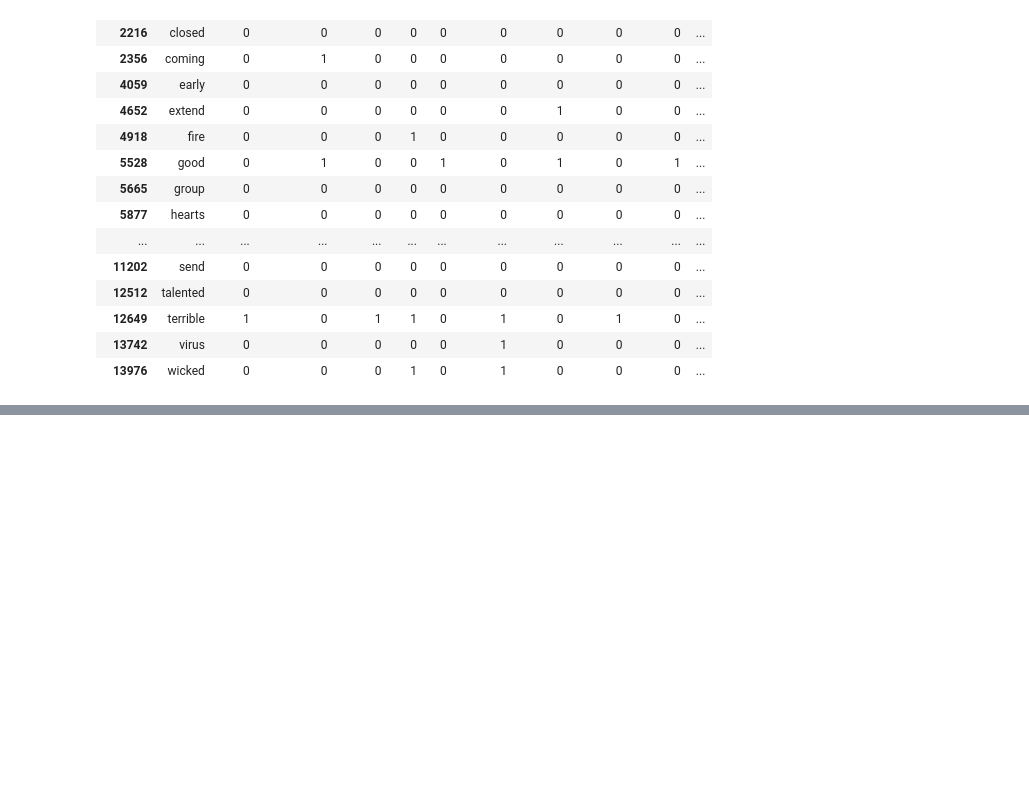
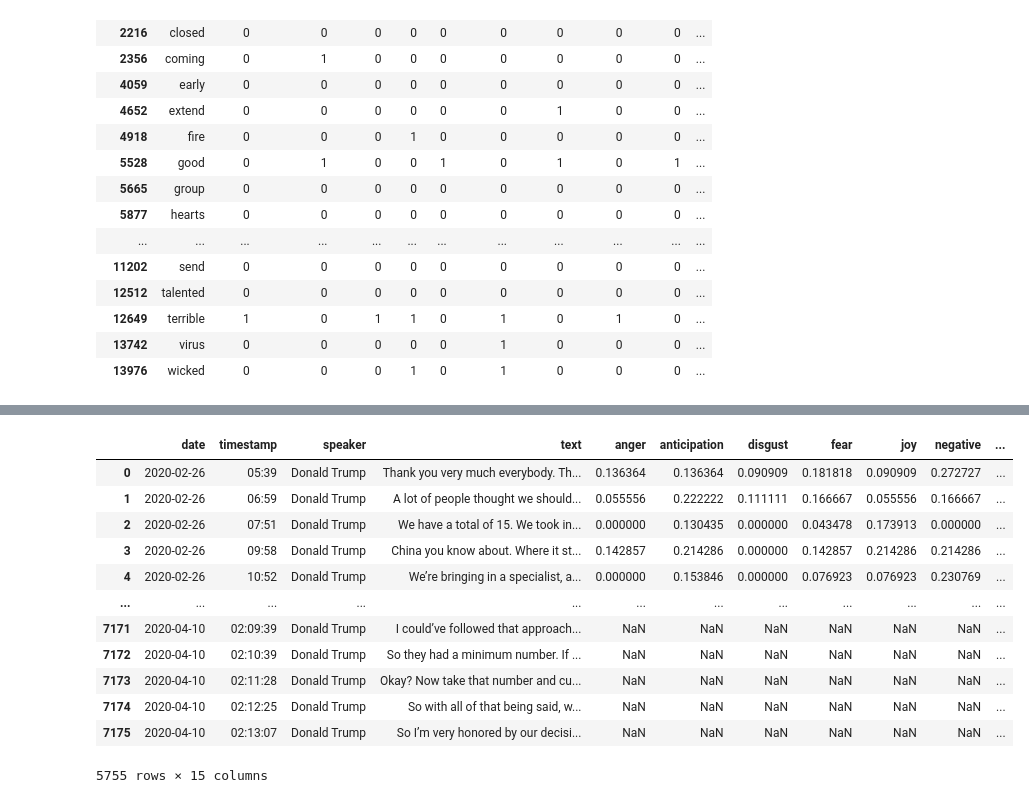
Before and after one commit to brendoncampbell/corona-briefing-tones, a Jupyter notebook: src/emotion.ipynb, the cells around one changed output, grey strips where cells are left out. Cells and saved outputs as stored; diff of their text form; code cells hidden in the pictures; blank space fills up the shorter version.

```diff
--- a/src/emotion.ipynb
+++ b/src/emotion.ipynb
@@ -88,0 +90,23 @@ briefings_df
+# %%
+briefings_df = pd.read_csv('../data/whtfb/all_briefings.csv')
+
+# REMOVE FROM THIS SCRIPT, ANALYSIS IS WHERE I HAD THIS BEFORE - ADD TO scrape???
+briefings_df = briefings_df[briefings_df["speaker"].str.contains('Speaker ')==False] # check error on first run for this
+
+briefings_df['speaker'].replace(regex={r'.*Trump.*': 'Donald Trump',
+                                       r'.*Pence.*': 'Mike Pence',
+                                       r'.*Fauci.*': 'Dr. Anthony Fauci',
+                                       r'.*Birx.*': 'Dr. Deborah Birx',
+                                       r'.*Berks.*': 'Dr. Deborah Birx',
+                                       r'.*Pompeo.*': 'Mike Pompeo',
+                                       # r'.*Peter.*': 'Peter Navarro', check this one
+                                       r'.*Novarro.*': 'Peter Navarro',
+                                       r'.*Report.*': 'Reporter',
+                                       r'.*Crowd.*': 'Reporter',
+                                       r'.*Group.*': 'Reporter',
+                                       r'.*Audience Member.*': 'Reporter',
+                                       r'.*Surgeon General.*': 'Surgeon General Jerome Adams',
+                                       r'.*Jerome Adams.*': 'Surgeon General Jerome Adams',
+                                       r'.*Mnuchin.*': 'Secretary Steve Mnuchin',
+                                       r'.*Speaker .*': 'Unnamed Speaker'},
+                                inplace = True)
@@ -88,0 +131,27 @@ briefings_df
+# %%
+data = pd.DataFrame([])
+
+for text in briefings_df['text']:
+    paragraph_words = text.split()
+    paragraph_emos = emolex_words[pd.DataFrame(emolex_words.word.tolist()).isin(paragraph_words).any(1)].mean()
+    data = data.append(paragraph_emos, ignore_index=True)
+
+briefings_df = briefings_df.join(data)
+briefings_df
+
+# word column didn't apear when i ran iloc to subset the first x rows??
+# emo scores are getting scaled down for counts of the negative/positive words??
+# %% [output]
+|  | date | timestamp | speaker | text | anger | anticipation | disgust | fear | joy | negative | ... |
+| 0 | 2020-02-26 | 05:39 | Donald Trump | Thank you very much everybody. Th... | 0.136364 | 0.136364 | 0.090909 | 0.181818 | 0.090909 | 0.272727 | ... |
+| 1 | 2020-02-26 | 06:59 | Donald Trump | A lot of people thought we should... | 0.055556 | 0.222222 | 0.111111 | 0.166667 | 0.055556 | 0.166667 | ... |
+| 2 | 2020-02-26 | 07:51 | Donald Trump | We have a total of 15. We took in... | 0.000000 | 0.130435 | 0.000000 | 0.043478 | 0.173913 | 0.000000 | ... |
+| 3 | 2020-02-26 | 09:58 | Donald Trump | China you know about. Where it st... | 0.142857 | 0.214286 | 0.000000 | 0.142857 | 0.214286 | 0.214286 | ... |
+| 4 | 2020-02-26 | 10:52 | Donald Trump | We’re bringing in a specialist, a... | 0.000000 | 0.153846 | 0.000000 | 0.076923 | 0.076923 | 0.230769 | ... |
+| ... | ... | ... | ... | ... | ... | ... | ... | ... | ... | ... | ... |
+| 7171 | 2020-04-10 | 02:09:39 | Donald Trump | I could’ve followed that approach... | NaN | NaN | NaN | NaN | NaN | NaN | ... |
+| 7172 | 2020-04-10 | 02:10:39 | Donald Trump | So they had a minimum number. If ... | NaN | NaN | NaN | NaN | NaN | NaN | ... |
+| 7173 | 2020-04-10 | 02:11:28 | Donald Trump | Okay? Now take that number and cu... | NaN | NaN | NaN | NaN | NaN | NaN | ... |
+| 7174 | 2020-04-10 | 02:12:25 | Donald Trump | So with all of that being said, w... | NaN | NaN | NaN | NaN | NaN | NaN | ... |
+| 7175 | 2020-04-10 | 02:13:07 | Donald Trump | So I’m very honored by our decisi... | NaN | NaN | NaN | NaN | NaN | NaN | ... |
+5755 rows × 15 columns
```
Also changed, not shown: parts of 14 cells of this notebook, 6 other files.
